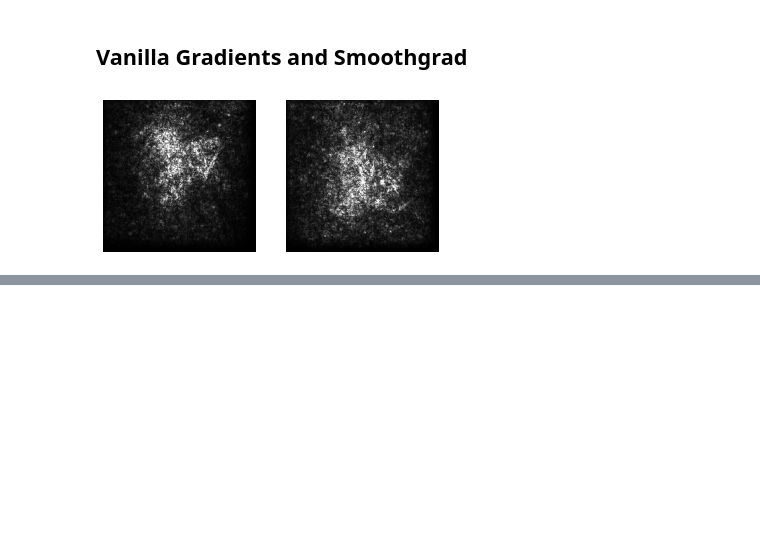
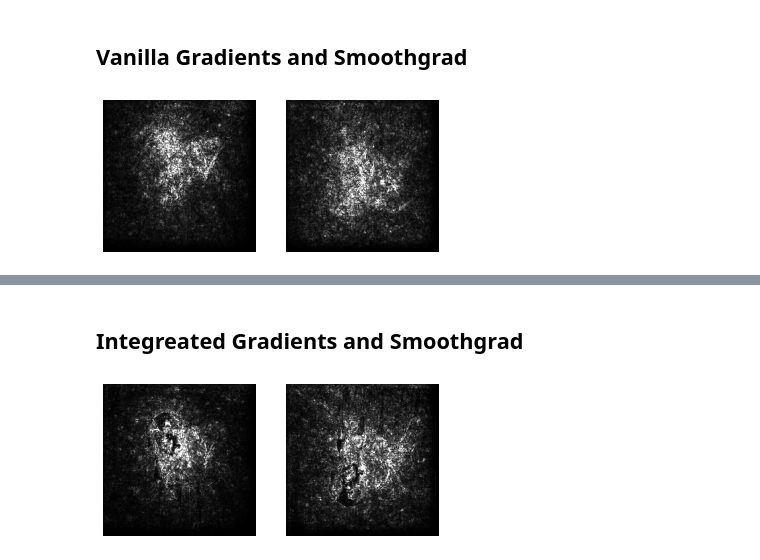
Before and after one commit to aboggust/interpretability-methods, a Jupyter notebook: interpretability_examples.ipynb, the cells around one changed output, grey strips where cells are left out. Drawn from its saved outputs; the diff is of its cells as text; code cells hidden in the pictures; blank space fills up the shorter version.

Commit message:
Added integrated gradients method.

```diff
--- a/interpretability_examples.ipynb
+++ b/interpretability_examples.ipynb
@@ -69,0 +71,8 @@ visualize_masks(vanilla_gradient_smoothgrad_masks)
+# %% [markdown]
+## Integreated Gradients and Smoothgrad
+# %%
+integrated_gradients = IntegratedGradients(MODEL)
+integrated_gradient_masks = integrated_gradients.get_masks(input_batch)
+visualize_masks(integrated_gradient_masks)
+# %% [output]
+[figure, added]
```
Also changed, not shown: parts of 3 cells of this notebook, 4 other files.
